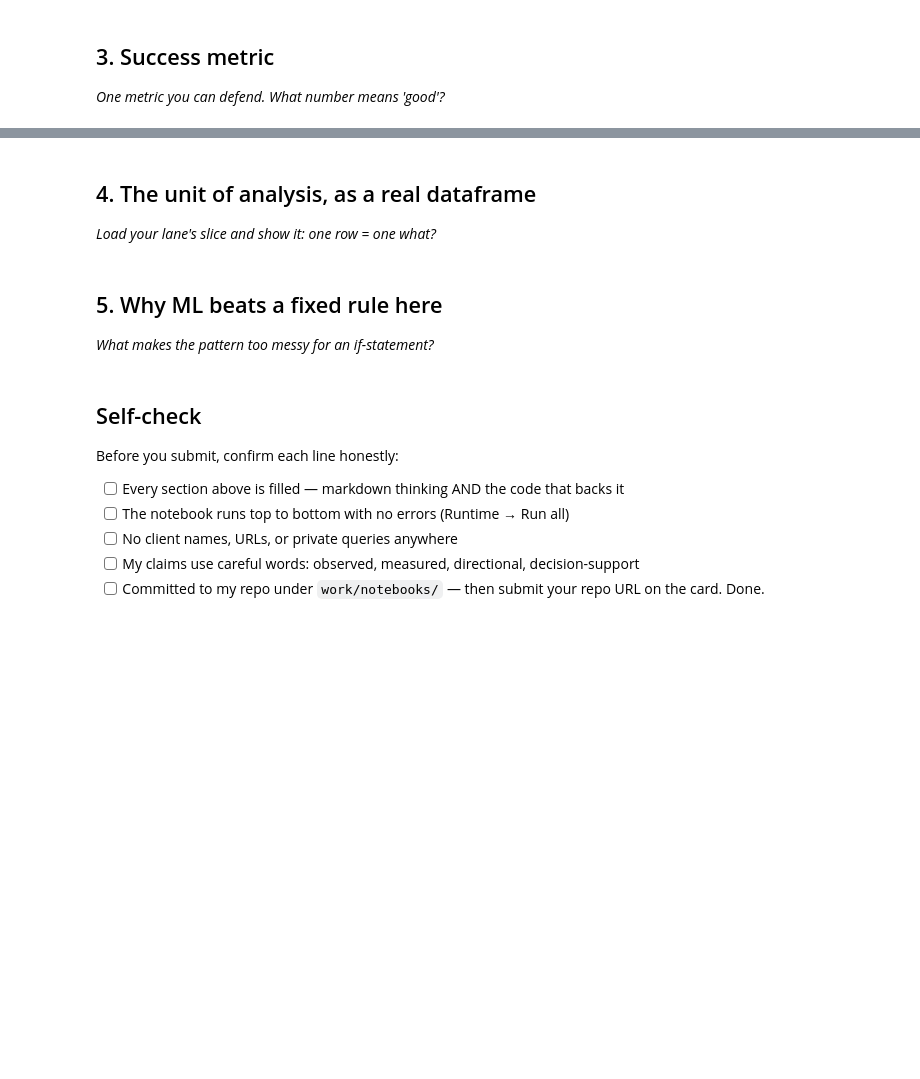
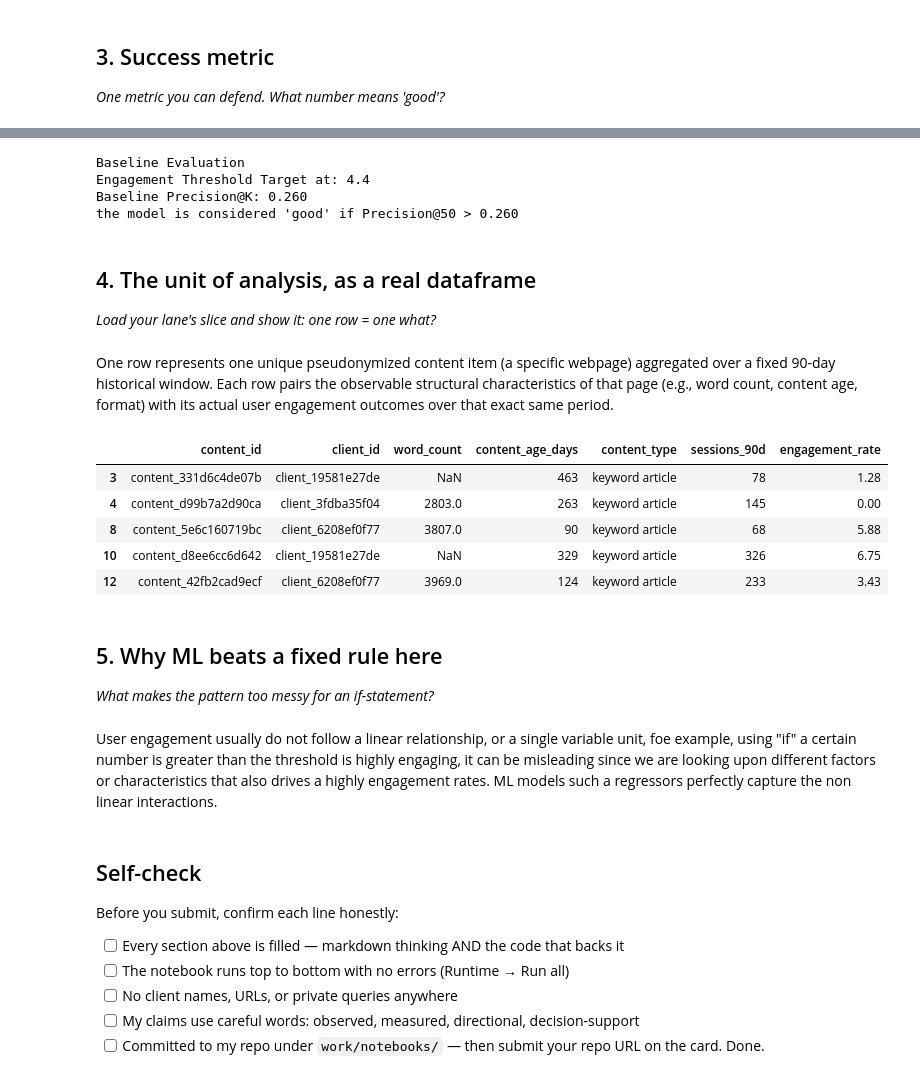
Before and after one commit to leiandrei/flyrank-ml-internship-starter, a Jupyter notebook: work/notebooks/w02_ml_task_framing.ipynb, the cells around one changed output, grey strips where cells are left out. Saved outputs shown, nothing was run; the diff lists cells and outputs as text; code cells hidden in the pictures; blank space fills up the shorter version.

```diff
--- a/work/notebooks/w02_ml_task_framing.ipynb
+++ b/work/notebooks/w02_ml_task_framing.ipynb
@@ -54,17 +70,62 @@ df.head()
 # %%
 # This cell is for CODE (numbers, a query, a check).
 # Write your text answer in the cell ABOVE this one — typing sentences here breaks Run All.
+clean_df = df[df['sessions_90d'] >= 50]
+clean_df = clean_df.dropna(subset=['engagement_rate'])
+
+threshold = clean_df['engagement_rate'].quantile(.80)
+
+clean_df['target'] = clean_df['engagement_rate'] >= threshold
+
+baseline_ranking = clean_df.sort_values(by='sessions_90d', ascending=False)
+
+k = 50
+top_k_baseline = baseline_ranking.head(k)
+
+correct_predictions = top_k_baseline['target'].sum()
+precision_at_k = correct_predictions / k
+
+print('Baseline Evaluation')
+print(f"Engagement Threshold Target at: {threshold:.1f}")
+print(f"Baseline Precision@K: {precision_at_k:.3f}")
+print(f"the model is considered 'good' if Precision@50 > {precision_at_k:.3f}")
+# %% [output]
+Baseline Evaluation
+Engagement Threshold Target at: 4.4
+Baseline Precision@K: 0.260
+the model is considered 'good' if Precision@50 > 0.260
 # %% [markdown]
 ## 4. The unit of analysis, as a real dataframe
 
 *Load your lane's slice and show it: one row = one what?*
+# %% [markdown]
+One row represents one unique pseudonymized content item (a specific webpage) aggregated over a fixed 90-day historical window. Each row pairs the observable structural characteristics of that page (e.g., word count, content age, format) with its actual user engagement outcomes over that exact same period.
 # %%
 # This cell is for CODE (numbers, a query, a check).
 # Write your text answer in the cell ABOVE this one — typing sentences here breaks Run All.
+analysis_cols = [
+    'content_id', 'client_id', 'word_count',
+    'content_age_days', 'content_type',
+    'sessions_90d', 'engagement_rate'
+]
+
+available_cols = [col for col in analysis_cols if col in clean_df.columns]
+unit_df = clean_df[available_cols].copy()
+
+unit_df.head()
+# %% [output]
+|  | content_id | client_id | word_count | content_age_days | content_type | sessions_90d | engagement_rate |
+| 3 | content_331d6c4de07b | client_19581e27de | NaN | 463 | keyword article | 78 | 1.28 |
+| 4 | content_d99b7a2d90ca | client_3fdba35f04 | 2803.0 | 263 | keyword article | 145 | 0.00 |
+| 8 | content_5e6c160719bc | client_6208ef0f77 | 3807.0 | 90 | keyword article | 68 | 5.88 |
+| 10 | content_d8ee6cc6d642 | client_19581e27de | NaN | 329 | keyword article | 326 | 6.75 |
+| 12 | content_42fb2cad9ecf | client_6208ef0f77 | 3969.0 | 124 | keyword article | 233 | 3.43 |
 # %% [markdown]
 ## 5. Why ML beats a fixed rule here
 
 *What makes the pattern too messy for an if-statement?*
+# %% [markdown]
+User engagement usually do not follow a linear relationship, or a single variable unit, foe example, using "if" a certain number is greater than the threshold is highly engaging, it can be misleading since we are looking upon different factors or characteristics that also drives a highly engagement rates. ML models such a regressors perfectly capture the non linear interactions.
 # %%
 # This cell is for CODE (numbers, a query, a check).
 # Write your text answer in the cell ABOVE this one — typing sentences here breaks Run All.
```
Also changed, not shown: parts of 2 cells of this notebook.
